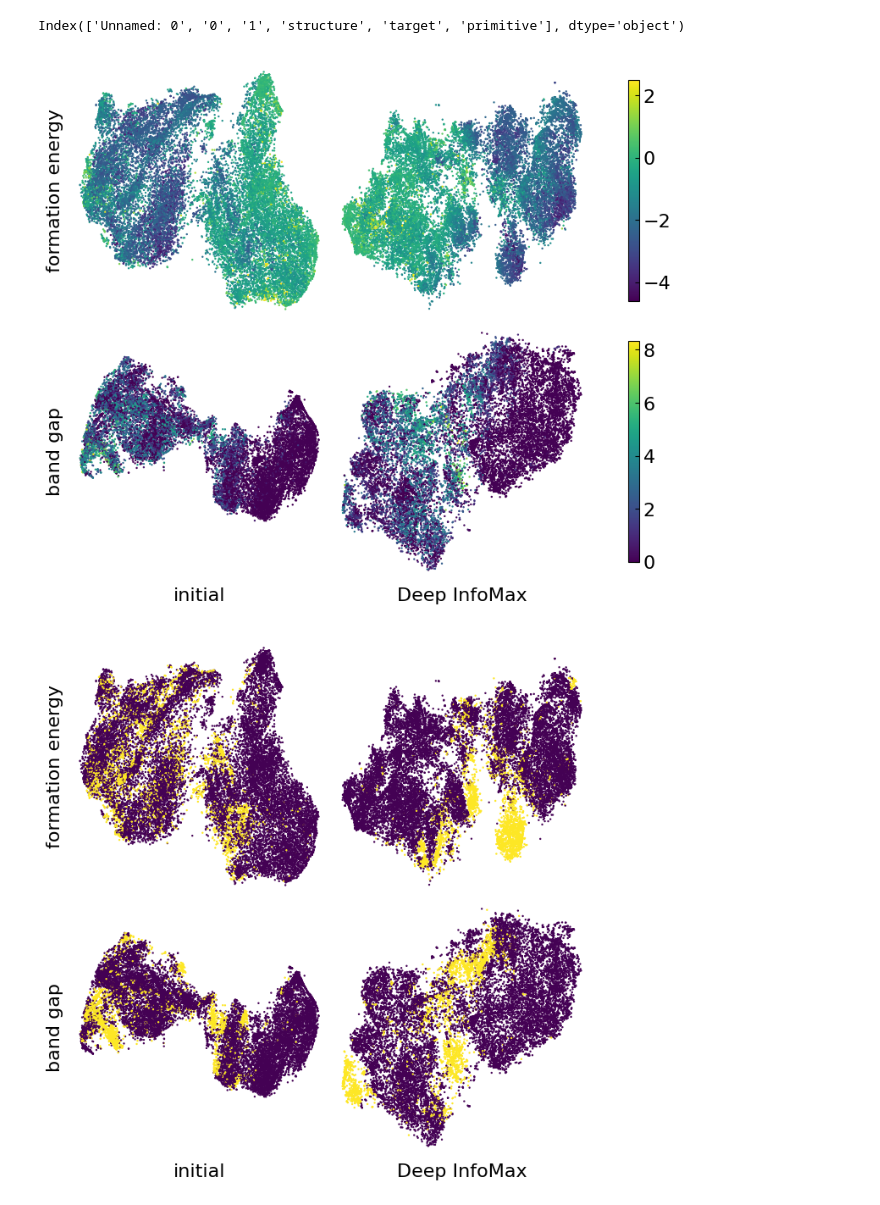
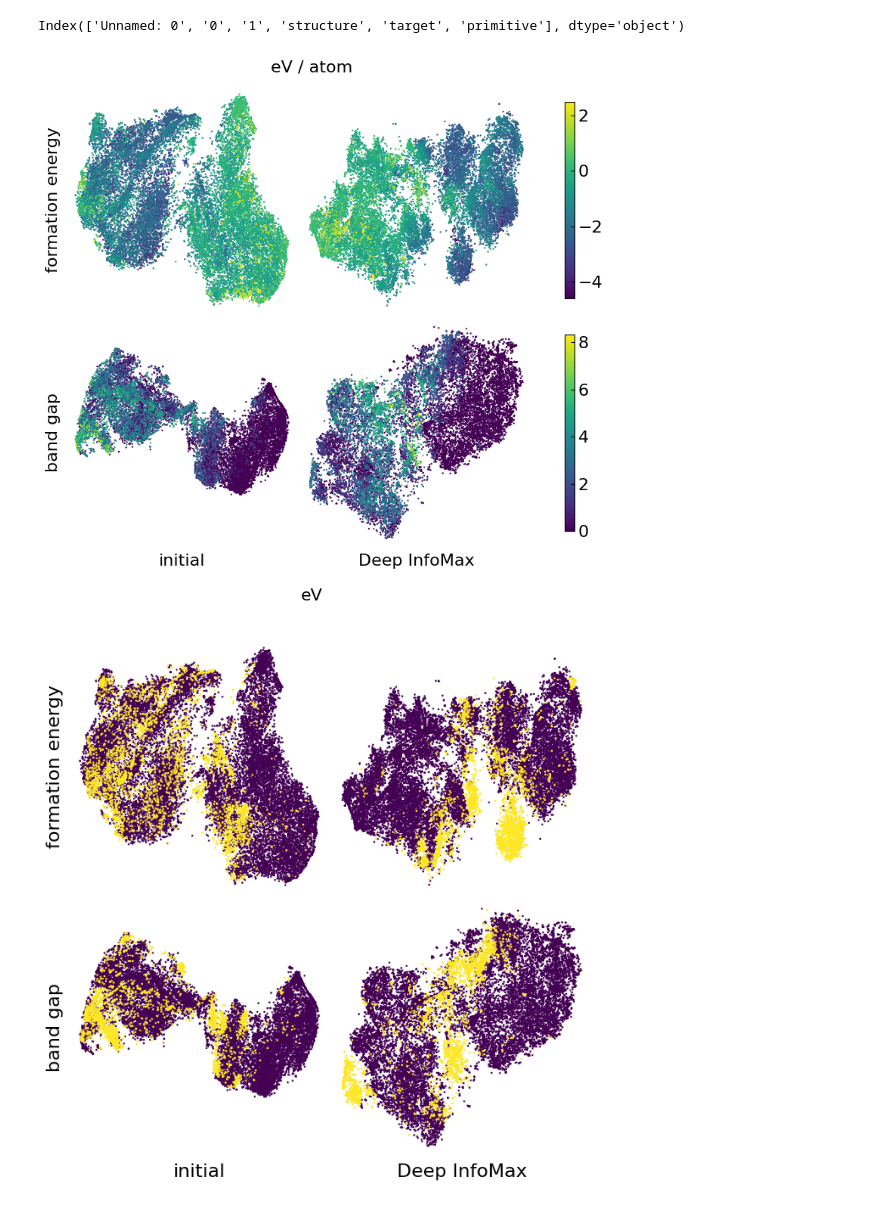
Before and after one commit to mm04926412/Site-Net, a Jupyter notebook: TSNE_production.ipynb, the cells around one changed output. Cells and saved outputs as stored; diff of their text form; code cells hidden in the pictures.

```diff
--- a/TSNE_production.ipynb
+++ b/TSNE_production.ipynb
@@ -38,13 +43,14 @@ font = {'size'   : 16}
 matplotlib.rc('font', **font)
 
 fig,ax = plt.subplots(2, 3, sharex=False, sharey="row",gridspec_kw={'wspace':0, 'hspace':0.0},figsize=(8.7,8),width_ratios=[4,4,0.7],height_ratios=[1,1])
-eform_initial_TSNE = datasets_live[0]
-egap_initial_TSNE = datasets_live[1]
 
 ax[0][0].set_ylabel("formation energy")
 ax[1][0].set_ylabel("band gap")
 ax[1][0].set_xlabel("initial")
 ax[1][1].set_xlabel("Deep InfoMax")
+
+for i, df in enumerate(datasets_live):
+    datasets_live[i] = df.sort_values("target",ascending=True)
 
 # make spines (the box) invisible
 plt.setp(ax[0,0].spines.values(), visible=False)
@@ -59,35 +65,38 @@ plot = ax[0][0].scatter(datasets_live[0]["0"],datasets_live[0]["1"],s=0.5,c=data
 plt.setp(ax[1,0].spines.values(), visible=False)
 # remove ticks and labels for the left axis
 ax[1,0].tick_params(left=False, labelleft=False,bottom=False,labelbottom=False)
 #remove background patch (only needed for non-white background)
 ax[1,0].patch.set_visible(False)
 plot = ax[1][0].scatter(datasets_live[1]["0"],datasets_live[1]["1"],s=0.5,c=datasets_live[1]["target"])
 #fig.colorbar(plot,ax=ax[1][0])
 
 # make spines (the box) invisible
 plt.setp(ax[0,1].spines.values(), visible=False)
 # remove ticks and labels for the left axis
 ax[0,1].tick_params(left=False, labelleft=False,bottom=False,labelbottom=False)
 #remove background patch (only needed for non-white background)
 ax[0,1].patch.set_visible(False)
 plot = ax[0][1].scatter(datasets_live[2]["0"],datasets_live[2]["1"],s=0.5,c=datasets_live[2]["target"])
 fig.colorbar(plot,ax=ax[0][2],fraction=0.24)
 
 # make spines (the box) invisible
 plt.setp(ax[1,1].spines.values(), visible=False)
 # remove ticks and labels for the left axis
 ax[1,1].tick_params(left=False, labelleft=False,bottom=False,labelbottom=False)
 #remove background patch (only needed for non-white background)
 ax[1,1].patch.set_visible(False)
+#Control draw order
 plot = ax[1][1].scatter(datasets_live[3]["0"],datasets_live[3]["1"],s=0.5,c=datasets_live[3]["target"])
 fig.colorbar(plot,ax=ax[1][2],fraction=0.24)
 
 ax[0,2].axis("off")
 ax[1,2].axis("off")
-fig.savefig("TSNE_Property.png")
+fig.text(0.5, 0.025, "eV", ha='center')
+fig.text(0.5, 0.9, "eV / atom", ha='center')
+fig.savefig("TSNE_Property.png",dpi=300)
 fig.show()
 # %% [output]
-[figure, old version]
+[figure, new version]
 # %%
 import pandas as pd
 import matplotlib.pyplot as plt
@@ -107,13 +116,15 @@ font = {'size'   : 16}
 matplotlib.rc('font', **font)
 
 fig,ax = plt.subplots(2, 2, sharex=False, sharey="row",gridspec_kw={'wspace':0, 'hspace':0.0},figsize=(8,8),width_ratios=[4,4],height_ratios=[1,1])
-eform_initial_TSNE = datasets_live[0]
-egap_initial_TSNE = datasets_live[1]
 
 ax[0][0].set_ylabel("formation energy")
 ax[1][0].set_ylabel("band gap")
 ax[1][0].set_xlabel("initial")
 ax[1][1].set_xlabel("Deep InfoMax")
+
+for i, df in enumerate(datasets_live):
+    df["halMetal"] = get_property(df)
+    datasets_live[i] = df.sort_values("halMetal",ascending=True)
 
 # make spines (the box) invisible
 plt.setp(ax[0,0].spines.values(), visible=False)
@@ -121,7 +132,7 @@ plt.setp(ax[0,0].spines.values(), visible=False)
 ax[0,0].tick_params(left=False, labelleft=False,bottom=False,labelbottom=False)
 #remove background patch (only needed for non-white background)
 ax[0,0].patch.set_visible(False)
-plot = ax[0][0].scatter(datasets_live[0]["0"],datasets_live[0]["1"],s=0.5,c=get_property(datasets_live[0]))
+plot = ax[0][0].scatter(datasets_live[0]["0"],datasets_live[0]["1"],s=0.5,c=datasets_live[0]["halMetal"])
 #fig.colorbar(plot,ax=ax[0][0])
 
 # make spines (the box) invisible
@@ -130,7 +141,7 @@ plt.setp(ax[1,0].spines.values(), visible=False)
 ax[1,0].tick_params(left=False, labelleft=False,bottom=False,labelbottom=False)
 #remove background patch (only needed for non-white background)
 ax[1,0].patch.set_visible(False)
-plot = ax[1][0].scatter(datasets_live[1]["0"],datasets_live[1]["1"],s=0.5,c=get_property(datasets_live[1]))
+plot = ax[1][0].scatter(datasets_live[1]["0"],datasets_live[1]["1"],s=0.5,c=datasets_live[1]["halMetal"])
 #fig.colorbar(plot,ax=ax[1][0])
 
 # make spines (the box) invisible
@@ -139,7 +150,7 @@ plt.setp(ax[0,1].spines.values(), visible=False)
 ax[0,1].tick_params(left=False, labelleft=False,bottom=False,labelbottom=False)
 #remove background patch (only needed for non-white background)
 ax[0,1].patch.set_visible(False)
-plot = ax[0][1].scatter(datasets_live[2]["0"],datasets_live[2]["1"],s=0.5,c=get_property(datasets_live[2]))
+plot = ax[0][1].scatter(datasets_live[2]["0"],datasets_live[2]["1"],s=0.5,c=datasets_live[2]["halMetal"])
 #fig.colorbar(plot,ax=ax[0][2],fraction=0.24)
 
 # make spines (the box) invisible
@@ -148,12 +159,12 @@ plt.setp(ax[1,1].spines.values(), visible=False)
 ax[1,1].tick_params(left=False, labelleft=False,bottom=False,labelbottom=False)
 #remove background patch (only needed for non-white background)
 ax[1,1].patch.set_visible(False)
-plot = ax[1][1].scatter(datasets_live[3]["0"],datasets_live[3]["1"],s=0.5,c=get_property(datasets_live[3]))
+plot = ax[1][1].scatter(datasets_live[3]["0"],datasets_live[3]["1"],s=0.5,c=datasets_live[3]["halMetal"])
 #fig.colorbar(plot,ax=ax[1][2],fraction=0.24)
 
 #ax[0,2].axis("off")
 #ax[1,2].axis("off")
-fig.savefig("TSNE_Halogen.png")
+fig.savefig("TSNE_Halogen.png",dpi=300)
 fig.show()
 # %% [output]
-[figure, old version]
+[figure, new version]
```
Also changed, not shown: parts of 7 cells of this notebook, 5 other files.
